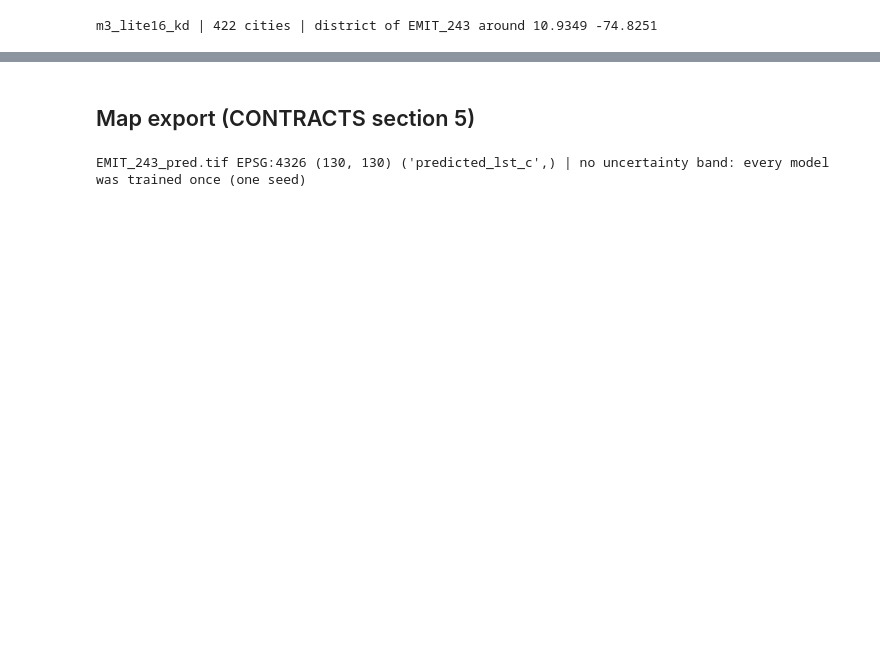
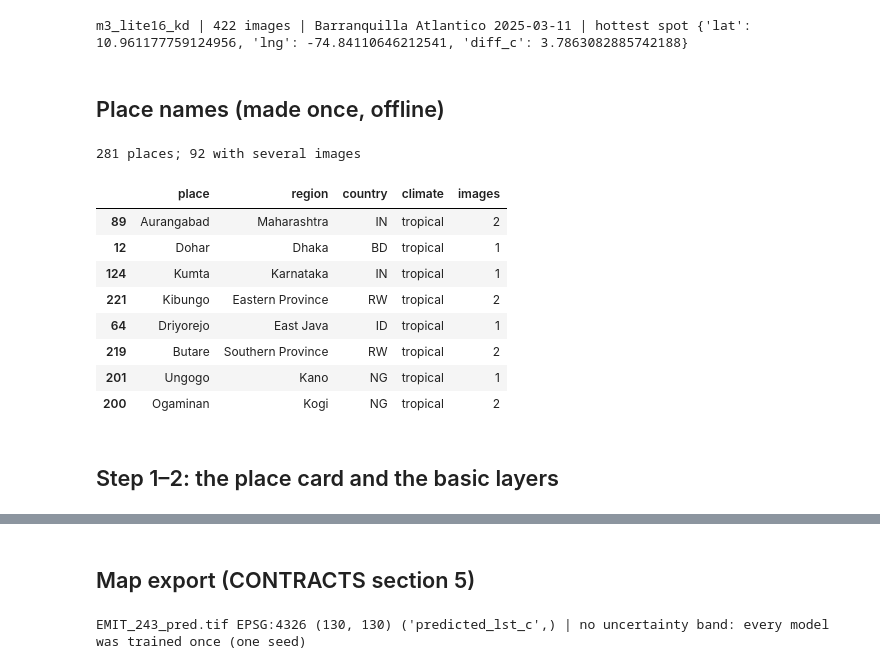
Before and after one commit to sebin-droid/Hyperspectral-and-Thermal, a Jupyter notebook: notebooks/member4/03_dashboard.ipynb, the cells around one changed output, grey strips where cells are left out. Cells and saved outputs as stored; diff of their text form; code cells hidden in the pictures; blank space fills up the shorter version.

```diff
--- a/notebooks/member4/03_dashboard.ipynb
+++ b/notebooks/member4/03_dashboard.ipynb
@@ -28,11 +43,31 @@ plt.rcParams["figure.dpi"] = 90
 app = create_app()                     # dataset from the config, model runs/m3_lite16_kd
 ws, api = app.state.ws, TestClient(app)
 PID = "EMIT_243"
-lay = api.get(f"/api/layer/{PID}/lst").json()
-(s, w), (n, e) = lay["bounds"]
-cy, cx, d = (s + n) / 2, (w + e) / 2, (n - s) * 0.12
-DISTRICT = {"type": "Polygon", "coordinates": [[[cx - d, cy - d], [cx + d, cy - d], [cx + d, cy + d], [cx - d, cy + d], [cx - d, cy - d]]]}
-print(ws.run, "|", len(ws.info), "cities | district of", PID, "around", round(cy, 4), round(cx, 4))
+summary = api.get(f"/api/summary/{PID}").json()
+HOT = summary["spots"]["hottest"]      # the dashboard's "Hottest spot" button
+print(ws.run, "|", len(ws.info), "images |", summary["name"], summary["region"], summary["date"], "| hottest spot", HOT)
 # %% [output]
-m3_lite16_kd | 422 cities | district of EMIT_243 around 10.9349 -74.8251
+m3_lite16_kd | 422 images | Barranquilla Atlantico 2025-03-11 | hottest spot {'lat': 10.961177759124956, 'lng': -74.84110646212541, 'diff_c': 3.7863082885742188}
+# %% [markdown]
+## Place names (made once, offline)
+# %%
+# src/urbanheat/app/places.csv was made with reverse_geocoder (offline GeoNames cities1000, CC BY 4.0):
+#   rg.search([(lat, lon) for each dataset cell], mode=1) -> name, admin1 (region), cc (country)
+places = api.get("/api/places").json()["places"]
+print(len(places), "places;", sum(len(p["images"]) > 1 for p in places), "with several images")
+pd.DataFrame([dict(place=p["name"], region=p["region"], country=p["cc"], climate=p["climate"], images=len(p["images"]))
+              for p in places]).sample(8, random_state=0)
+# %% [output]
+281 places; 92 with several images
+|  | place | region | country | climate | images |
+| 89 | Aurangabad | Maharashtra | IN | tropical | 2 |
+| 12 | Dohar | Dhaka | BD | tropical | 1 |
+| 124 | Kumta | Karnataka | IN | tropical | 1 |
+| 221 | Kibungo | Eastern Province | RW | tropical | 2 |
+| 64 | Driyorejo | East Java | ID | tropical | 1 |
+| 219 | Butare | Southern Province | RW | tropical | 2 |
+| 201 | Ungogo | Kano | NG | tropical | 1 |
+| 200 | Ogaminan | Kogi | NG | tropical | 2 |
+# %% [markdown]
+## Step 1–2: the place card and the basic layers
 # %%
```
Also changed, not shown: parts of 13 cells of this notebook, 11 other files.
